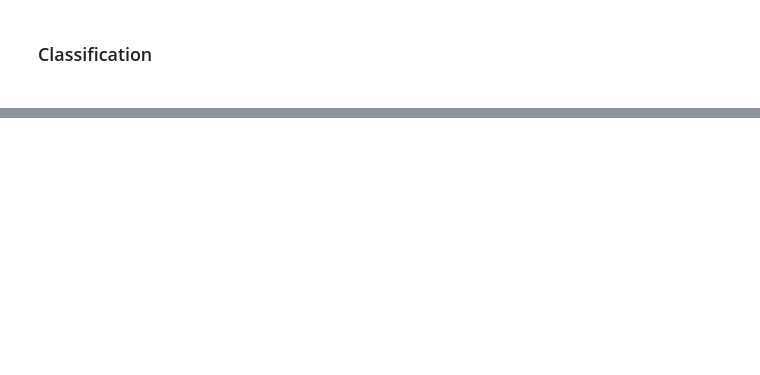
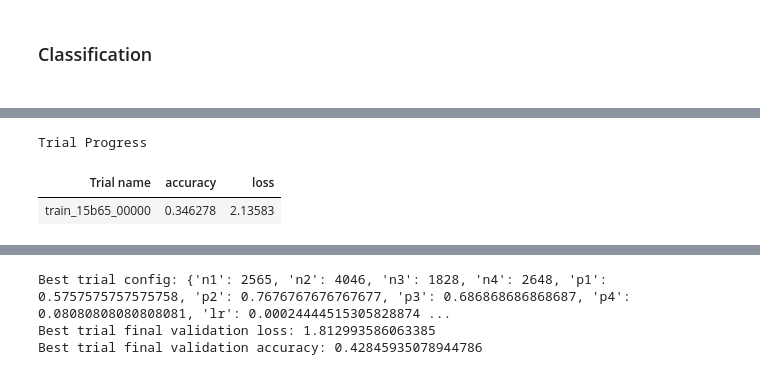
Before and after one commit to 21repierre/projet_sdata, a Jupyter notebook: main.ipynb, the cells around one changed output, grey strips where cells are left out. Saved outputs shown, nothing was run; the diff lists cells and outputs as text; code cells hidden in the pictures; blank space fills up the shorter version.

```diff
--- a/main.ipynb
+++ b/main.ipynb
@@ -117,3 +112,19 @@ instrumentalness     country         0.01            classical       0.747
 valence              classical       0.194           salsa           0.859
 tempo                classical       102.124         techno          136.212
 duration_ms          punk            153819.613      techno          353896.943
+# %%
+classical = dataset_train.iloc[np.where(dataset_train['genre'] == 2)]
+
+keys = {0: 0, 1: 0, 2: 0, 3: 0, 4: 0, 5: 0, 6: 0, 7: 0, 8: 0, 9: 0, 10: 0, 11: 0}
+modes = {0: 0, 1: 0}
+aaa = 0
+
+for i, track in enumerate(classical.values):
+    if track[12] <= 0.194:  # or True:
+        aaa += track[12]
+        keys[track[5]] += 1
+        modes[track[7]] += 1
+
+print(aaa / sum(modes.values()))
+print(keys)
+print(modes)
@@ -155,0 +408,43 @@ dataset_test.to_csv('./dataset/spotify_dataset_test_pred.csv')
+# %%
+from functools import partial
+from ray.tune.schedulers import ASHAScheduler
+from ray import tune
+
+config = {
+    "n1": tune.choice(np.arange(1, 4096, 1)),
+    "n2": tune.choice(np.arange(1, 4096, 1)),
+    "n3": tune.choice(np.arange(1, 4096, 1)),
+    "n4": tune.choice(np.arange(1, 4096, 1)),
+    #"n5": tune.choice(np.arange(1, 1000, 1)),
+    "p1": tune.choice(np.linspace(0, 1, 100)),
+    "p2": tune.choice(np.linspace(0, 1, 100)),
+    "p3": tune.choice(np.linspace(0, 1, 100)),
+    "p4": tune.choice(np.linspace(0, 1, 100)),
+    #"p5": tune.choice(np.linspace(0, 1, 50)),
+    # "n2": tune.choice([1]),
+    # "n3": tune.choice([1]),
+    # "p1": tune.choice([1]),
+    # "p2": tune.choice([1]),
+    # "p3": tune.choice([1]),
+    "lr": tune.loguniform(1e-5, 1e-2),
+    "batch_size": tune.choice([256, 512, 1024, 2048])
+}
+scheduler = ASHAScheduler(
+    metric="loss",
+    mode="min",
+    max_t=200,
+    grace_period=20,
+    reduction_factor=2,
+)
+result = tune.run(
+    partial(train, SHOW_BAR=False),
+    resources_per_trial={"cpu": 16, "gpu": 1},
+    config=config,
+    num_samples=4,
+    scheduler=scheduler,
+)
+best_trial = result.get_best_trial("accuracy", "max", "last")
+print(f"Best trial config: {best_trial.config}")
+print(f"Best trial final validation loss: {best_trial.last_result['loss']}")
+print(f"Best trial final validation accuracy: {best_trial.last_result['accuracy']}")
+# %% [output]
@@ -155,0 +453,3 @@ dataset_test.to_csv('./dataset/spotify_dataset_test_pred.csv')
+Trial Progress
+| Trial name | accuracy | loss |
+| train_15b65_00000 | 0.346278 | 2.13583 |
@@ -155,0 +461,3 @@ dataset_test.to_csv('./dataset/spotify_dataset_test_pred.csv')
+Best trial config: {'n1': 2565, 'n2': 4046, 'n3': 1828, 'n4': 2648, 'p1': 0.5757575757575758, 'p2': 0.7676767676767677, 'p3': 0.686868686868687, 'p4': 0.08080808080808081, 'lr': 0.00024444515305828874 ...
+Best trial final validation loss: 1.812993586063385
+Best trial final validation accuracy: 0.42845935078944786
```
Also changed, not shown: parts of 15 cells of this notebook, 1 other file.
